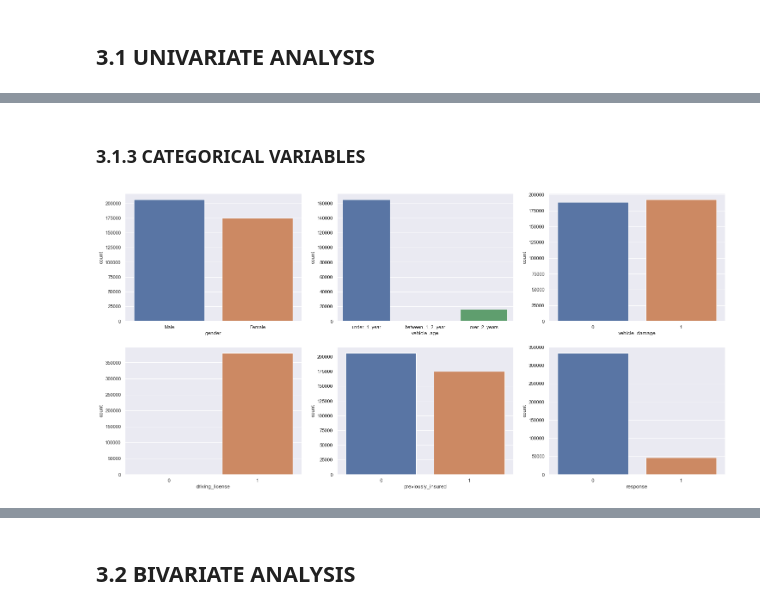
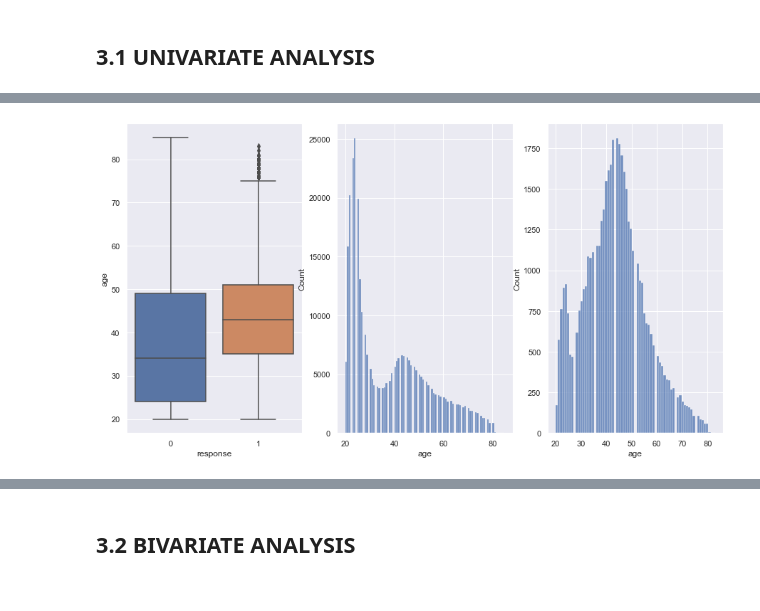
Before and after one commit to gustavo-chagas/health-cross-sell, a Jupyter notebook: p03-health-cross-sell.ipynb, the cells around one changed output, grey strips where cells are left out. Cells and saved outputs as stored; diff of their text form; code cells hidden in the pictures.

```diff
--- a/p03-health-cross-sell.ipynb
+++ b/p03-health-cross-sell.ipynb
@@ -232,18 +220,14 @@ num_attributes.hist(bins=50);
-# %% [markdown]
-### 3.1.3 CATEGORICAL VARIABLES
-# %%
-plt.subplot(2,3,1)
-sns.countplot(cat_attributes['gender']);
-plt.subplot(2,3,2)
-ordering = ['under_1_year','between_1_2_year','over_2_years']
-sns.countplot(cat_attributes['vehicle_age'],order=ordering);
-plt.subplot(2,3,3)
-sns.countplot(cat_attributes['vehicle_damage']);
-plt.subplot(2,3,4)
-sns.countplot(cat_attributes['driving_license']);
-plt.subplot(2,3,5)
-sns.countplot(cat_attributes['previously_insured']);
-plt.subplot(2,3,6)
-sns.countplot(cat_attributes['response']);
-# %% [output]
-[figure, removed]
+# %%
+#age
+plt.subplot(1,3,1)
+sns.boxplot(x='response',y='age',data=df3);
+
+aux_0 = df3.loc[df3['response']==0,'age']
+plt.subplot(1,3,2)
+sns.histplot(aux_0);
+
+aux_1 = df3.loc[df3['response']==1,'age']
+plt.subplot(1,3,3)
+sns.histplot(aux_1);
+# %% [output]
+[figure, added]
```
Also changed, not shown: parts of 24 cells of this notebook.
